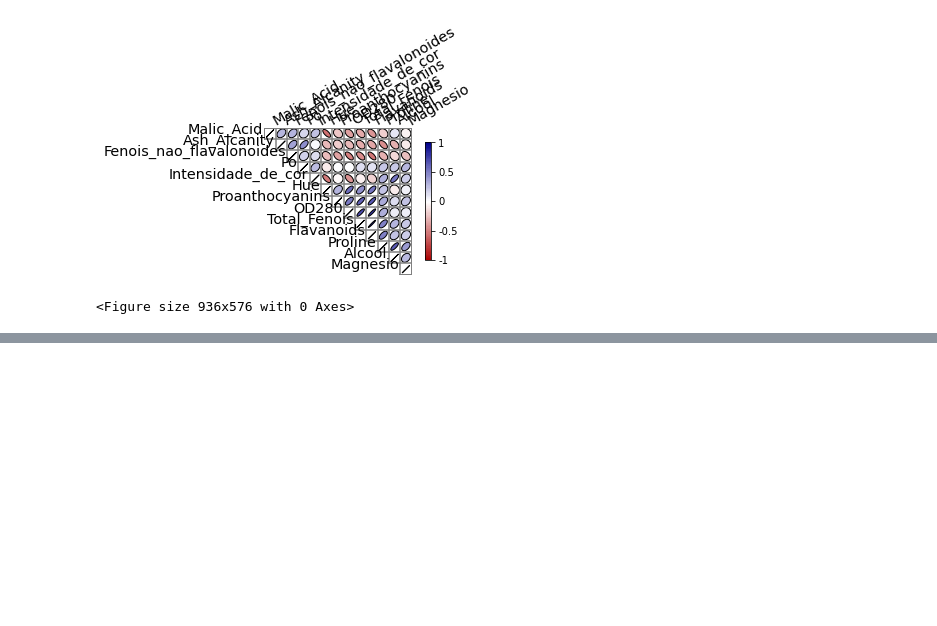
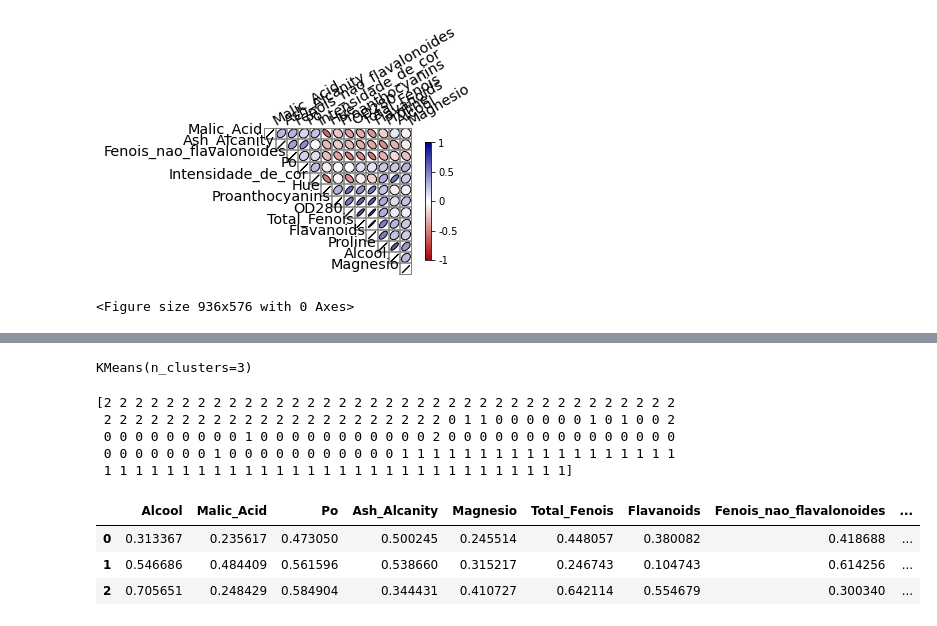
Before and after one commit to OseiasBeu/Data-Science, a Jupyter notebook: ClusterizandoBaseDeVinhos.ipynb, the cells around one changed output, grey strips where cells are left out. Drawn from its saved outputs; the diff is of its cells as text; code cells hidden in the pictures; blank space fills up the shorter version.

```diff
--- a/ClusterizandoBaseDeVinhos.ipynb
+++ b/ClusterizandoBaseDeVinhos.ipynb
@@ -119,0 +122,15 @@ df_nao_normalizado.describe()
+# %%
+agrupador = KMeans(n_clusters = 3)
+# %%
+agrupador.fit(df)
+# %% [output]
+KMeans(n_clusters=3)
+# %%
+labels = agrupador.labels_
+print(labels)
+# %% [output]
+[2 2 2 2 2 2 2 2 2 2 2 2 2 2 2 2 2 2 2 2 2 2 2 2 2 2 2 2 2 2 2 2 2 2 2 2 2
+ 2 2 2 2 2 2 2 2 2 2 2 2 2 2 2 2 2 2 2 2 2 2 0 1 1 0 0 0 0 0 0 1 0 1 0 0 2
+ 0 0 0 0 0 0 0 0 0 1 0 0 0 0 0 0 0 0 0 0 0 2 0 0 0 0 0 0 0 0 0 0 0 0 0 0 0
+ 0 0 0 0 0 0 0 1 0 0 0 0 0 0 0 0 0 0 0 1 1 1 1 1 1 1 1 1 1 1 1 1 1 1 1 1 1
+ 1 1 1 1 1 1 1 1 1 1 1 1 1 1 1 1 1 1 1 1 1 1 1 1 1 1 1 1 1 1]
@@ -119,0 +159,9 @@ df_nao_normalizado.describe()
+# %%
+centros = pd.DataFrame(agrupador.cluster_centers_)
+centros.columns = colunas
+centros.head()
+# %% [output]
+|  | Alcool | Malic_Acid | Po | Ash_Alcanity | Magnesio | Total_Fenois | Flavanoids | Fenois_nao_flavalonoides | ... |
+| 0 | 0.313367 | 0.235617 | 0.473050 | 0.500245 | 0.245514 | 0.448057 | 0.380082 | 0.418688 | ... |
+| 1 | 0.546686 | 0.484409 | 0.561596 | 0.538660 | 0.315217 | 0.246743 | 0.104743 | 0.614256 | ... |
+| 2 | 0.705651 | 0.248429 | 0.584904 | 0.344431 | 0.410727 | 0.642114 | 0.554679 | 0.300340 | ... |
```
Also changed, not shown: parts of 5 cells of this notebook.
